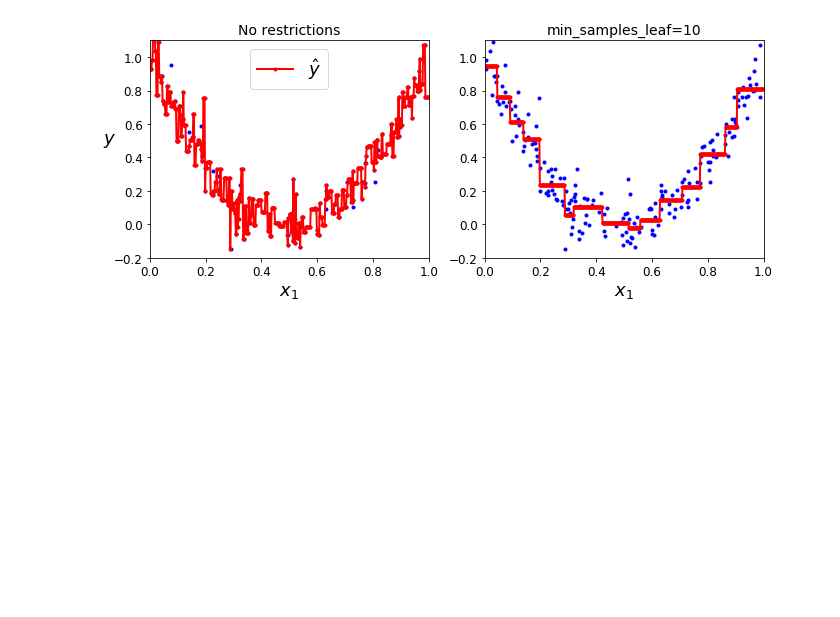
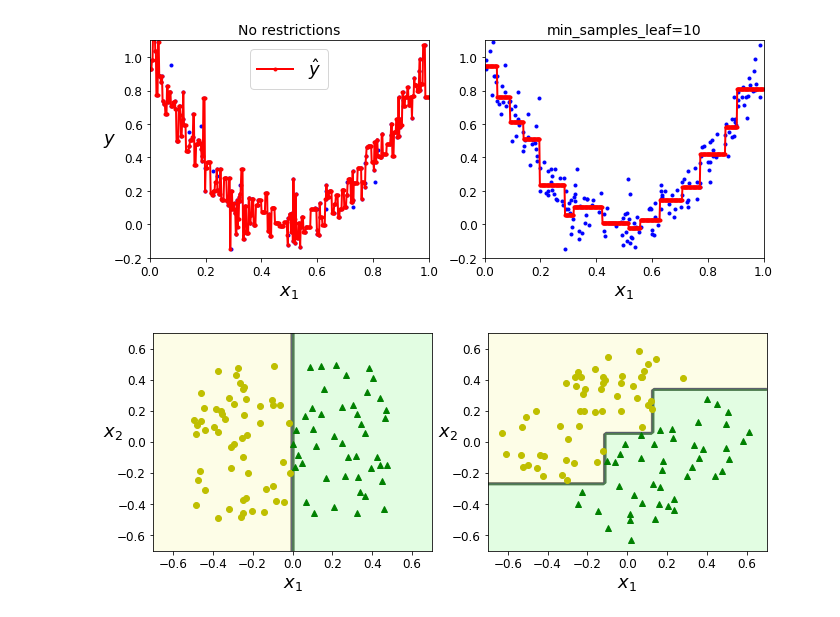
Before and after one commit to hiro-kimu-1009768/scikit-learn-and-TensorFlow-, a Jupyter notebook: 06_Decision_trees/06_Regression_trees.ipynb, the cells around one changed output. Cells and saved outputs as stored; diff of their text form; code cells hidden in the pictures; blank space fills up the shorter version.

```diff
--- a/06_Decision_trees/06_Regression_trees.ipynb
+++ b/06_Decision_trees/06_Regression_trees.ipynb
@@ -142,0 +147,57 @@ plt.show()
+# %%
+# 1.決定木の決定境界は直交する。そのため訓練セットの回転によって結果が大きく変わる　⇒　改善方法あり(主成分分析)
+from sklearn.tree import DecisionTreeClassifier
+from matplotlib.colors import ListedColormap
+
+def plot_decision_boundary(clf, X, y, axes=[0, 7.5, 0, 3], iris=True, legend=False, plot_training=True):
+    x1s = np.linspace(axes[0], axes[1], 100)
+    x2s = np.linspace(axes[2], axes[3], 100)
+    x1, x2 = np.meshgrid(x1s, x2s)
+    X_new = np.c_[x1.ravel(), x2.ravel()]
+    y_pred = clf.predict(X_new).reshape(x1.shape)
+    custom_cmap = ListedColormap(['#fafab0','#9898ff','#a0faa0'])
+    plt.contourf(x1, x2, y_pred, alpha=0.3, cmap=custom_cmap)
+    if not iris:
+        custom_cmap2 = ListedColormap(['#7d7d58','#4c4c7f','#507d50'])
+        plt.contour(x1, x2, y_pred, cmap=custom_cmap2, alpha=0.8)
+    if plot_training:
+        plt.plot(X[:, 0][y==0], X[:, 1][y==0], "yo", label="Iris-Setosa")
+        plt.plot(X[:, 0][y==1], X[:, 1][y==1], "bs", label="Iris-Versicolor")
+        plt.plot(X[:, 0][y==2], X[:, 1][y==2], "g^", label="Iris-Virginica")
+        plt.axis(axes)
+    if iris:
+        plt.xlabel("Petal length", fontsize=14)
+        plt.ylabel("Petal width", fontsize=14)
+    else:
+        plt.xlabel(r"$x_1$", fontsize=18)
+        plt.ylabel(r"$x_2$", fontsize=18, rotation=0)
+    if legend:
+        plt.legend(loc="lower right", fontsize=14)
+
+# 本体はここから
+np.random.seed(6)
+Xs = np.random.rand(100, 2) - 0.5
+ys = (Xs[:, 0] > 0).astype(np.float32) * 2
+
+angle = np.pi / 4
+rotation_matrix = np.array([[np.cos(angle), -np.sin(angle)], [np.sin(angle), np.cos(angle)]])
+Xsr = Xs.dot(rotation_matrix)
+
+tree_clf_s = DecisionTreeClassifier(random_state=42)
+tree_clf_s.fit(Xs, ys)
+tree_clf_sr = DecisionTreeClassifier(random_state=42)
+tree_clf_sr.fit(Xsr, ys)
+
+plt.figure(figsize=(11, 4))
+plt.subplot(121)
+plot_decision_boundary(tree_clf_s, Xs, ys, axes=[-0.7, 0.7, -0.7, 0.7], iris=False)
+plt.subplot(122)
+plot_decision_boundary(tree_clf_sr, Xsr, ys, axes=[-0.7, 0.7, -0.7, 0.7], iris=False)
+
+plt.savefig("sensitivity_to_rotation_plot")
+plt.show()
+
+# 左は問題ない分類に案っている
+# 右は左のデータを回転させただけだが、それだけで不必要に入り組んだ結果になっている
+# %% [output]
+[figure, added]
```
Also changed, not shown: parts of 1 cell of this notebook, 1 other file.
